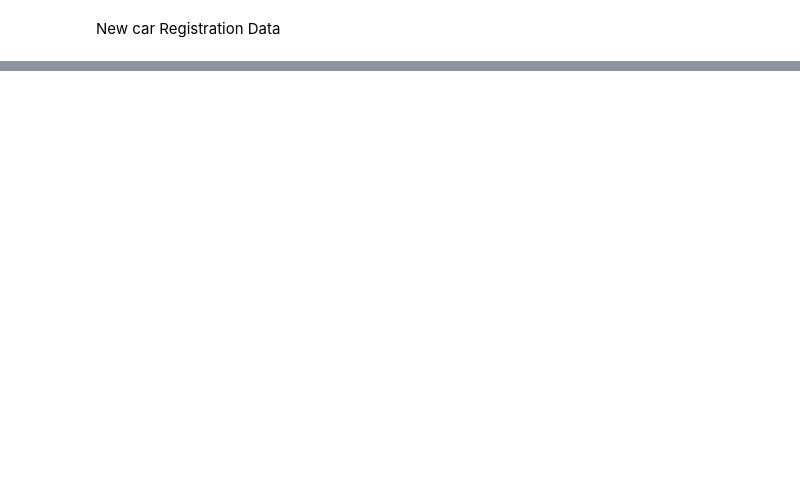
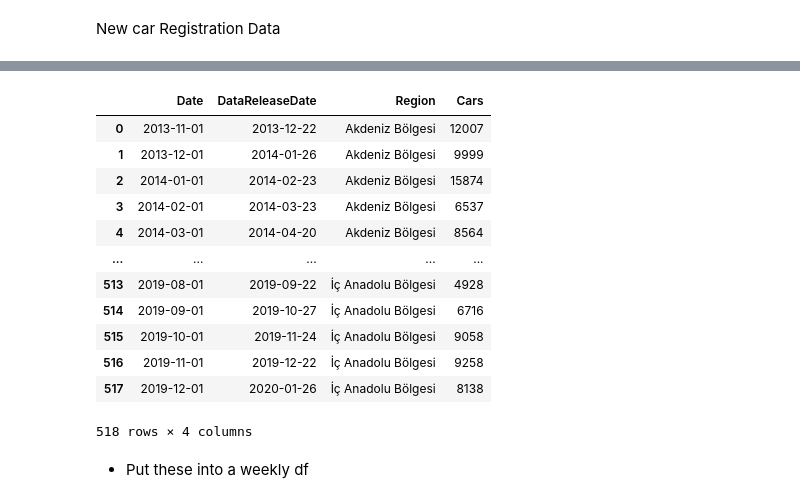
Before and after one commit to feyzijan/ShellDatathon, a Jupyter notebook: ExternalData.ipynb, the cells around one changed output, grey strips where cells are left out. Drawn from its saved outputs; the diff is of its cells as text; code cells hidden in the pictures; blank space fills up the shorter version.

```diff
--- a/ExternalData.ipynb
+++ b/ExternalData.ipynb
@@ -33,0 +106,4 @@ df_tuik_new_cars
+# %%
+# Convert to datetime object and add new column indicating when the data is available (t+2 months)
+df_cars["Date"]= pd.to_datetime(df_cars['Date'])
+df_cars["DataReleaseDate"] = df_cars["Date"] + pd.to_timedelta(50,unit='d')
@@ -33,0 +130,3 @@ df_tuik_new_cars
+# %%
+# Set the data release date to nearest sunday
+df_cars["DataReleaseDate"] = df_cars["DataReleaseDate"] - pd.to_timedelta(df_cars["DataReleaseDate"].dt.dayofweek, unit='d') +  pd.to_timedelta(6, unit='d')
@@ -33,0 +139,27 @@ df_tuik_new_cars
+# %%
+# pivot table so its easier to merge
+df_cars = df_cars.melt(id_vars=["Date", "DataReleaseDate"],
+var_name="Region",
+value_name="Cars")
+# %%
+df_cars = df_cars[df_cars["DataReleaseDate"] > "2013-12-01" ]
+df_cars.sort_values(by=["Region","Date"],inplace=True)
+df_cars.reset_index(inplace=True,drop=True)
+# %%
+df_cars
+# %% [output]
+|  | Date | DataReleaseDate | Region | Cars |
+| 0 | 2013-11-01 | 2013-12-22 | Akdeniz Bölgesi | 12007 |
+| 1 | 2013-12-01 | 2014-01-26 | Akdeniz Bölgesi | 9999 |
+| 2 | 2014-01-01 | 2014-02-23 | Akdeniz Bölgesi | 15874 |
+| 3 | 2014-02-01 | 2014-03-23 | Akdeniz Bölgesi | 6537 |
+| 4 | 2014-03-01 | 2014-04-20 | Akdeniz Bölgesi | 8564 |
+| ... | ... | ... | ... | ... |
+| 513 | 2019-08-01 | 2019-09-22 | İç Anadolu Bölgesi | 4928 |
+| 514 | 2019-09-01 | 2019-10-27 | İç Anadolu Bölgesi | 6716 |
+| 515 | 2019-10-01 | 2019-11-24 | İç Anadolu Bölgesi | 9058 |
+| 516 | 2019-11-01 | 2019-12-22 | İç Anadolu Bölgesi | 9258 |
+| 517 | 2019-12-01 | 2020-01-26 | İç Anadolu Bölgesi | 8138 |
+518 rows × 4 columns
+# %% [markdown]
+- Put these into a weekly df
```
Also changed, not shown: parts of 62 cells of this notebook, 12 other files.
